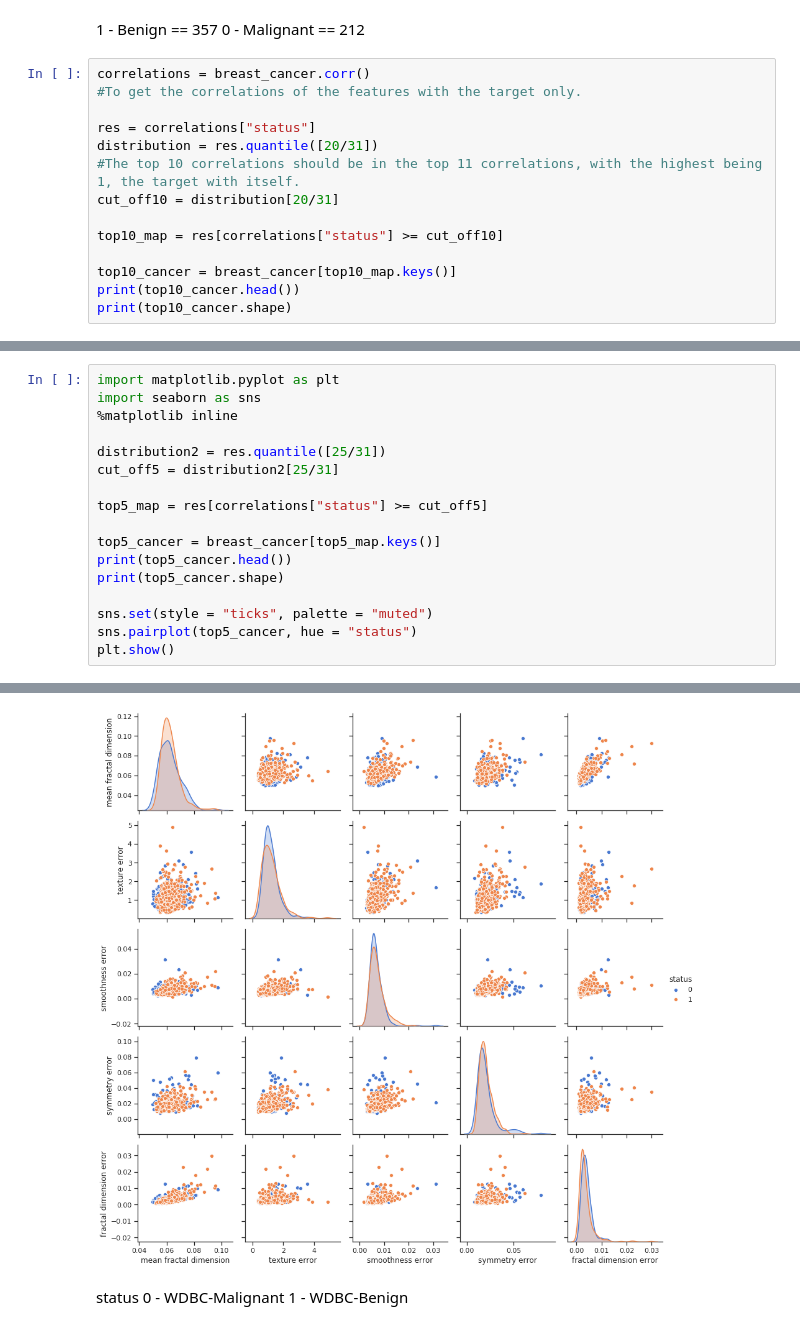
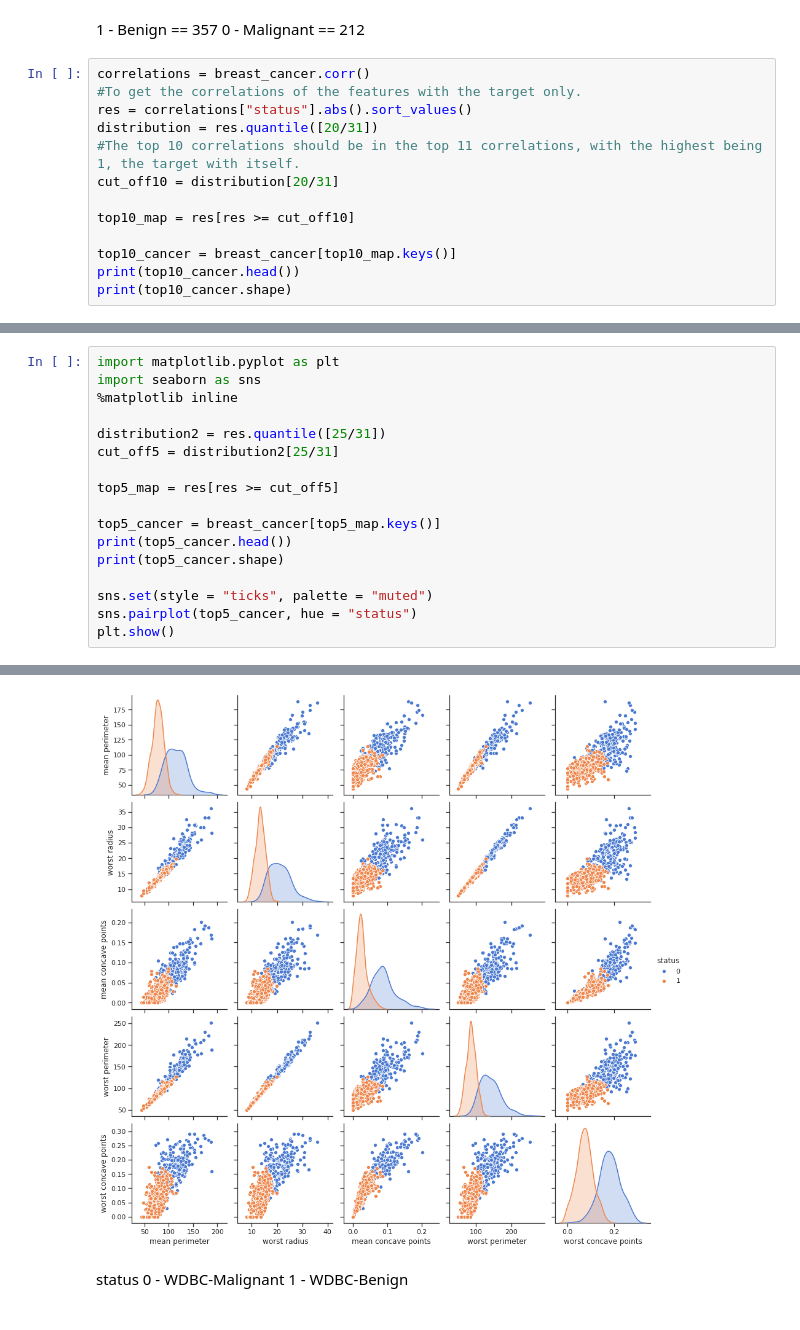
Before and after one commit to David2CN/ecx_20daysOfML, a Jupyter notebook: day 4.ipynb, the cells around one changed output, grey strips where cells are left out. Saved outputs shown, nothing was run; the diff lists cells and outputs as text.

```diff
--- a/day 4.ipynb
+++ b/day 4.ipynb
@@ -38,13 +38,12 @@ Name: status, dtype: int64
 # %%
 correlations = breast_cancer.corr()
 #To get the correlations of the features with the target only.
-
-res = correlations["status"]
+res = correlations["status"].abs().sort_values()
 distribution = res.quantile([20/31])
 #The top 10 correlations should be in the top 11 correlations, with the highest being 1, the target with itself.
 cut_off10 = distribution[20/31]
 
-top10_map = res[correlations["status"] >= cut_off10]
+top10_map = res[res >= cut_off10]
 
 top10_cancer = breast_cancer[top10_map.keys()]
 print(top10_cancer.head())
@@ -75,7 +74,7 @@ import seaborn as sns
 distribution2 = res.quantile([25/31])
 cut_off5 = distribution2[25/31]
 
-top5_map = res[correlations["status"] >= cut_off5]
+top5_map = res[res >= cut_off5]
 
 top5_cancer = breast_cancer[top5_map.keys()]
 print(top5_cancer.head())
@@ -101,5 +100,5 @@ plt.show()
 (569, 6)
-[figure, old version]
+[figure, new version]
 # %% [markdown]
 status
 0 - WDBC-Malignant
```
Also changed, not shown: parts of 3 cells of this notebook.
